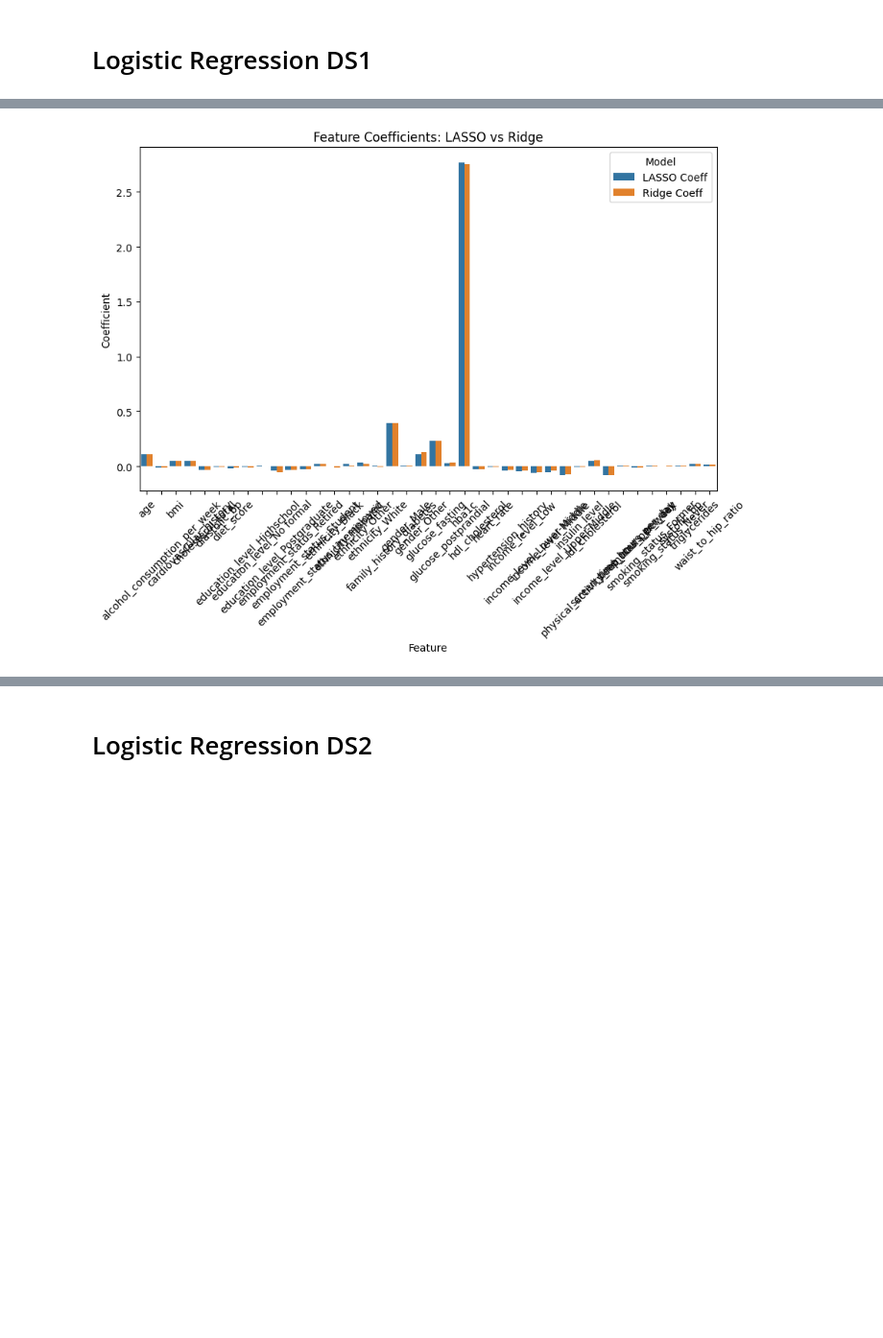
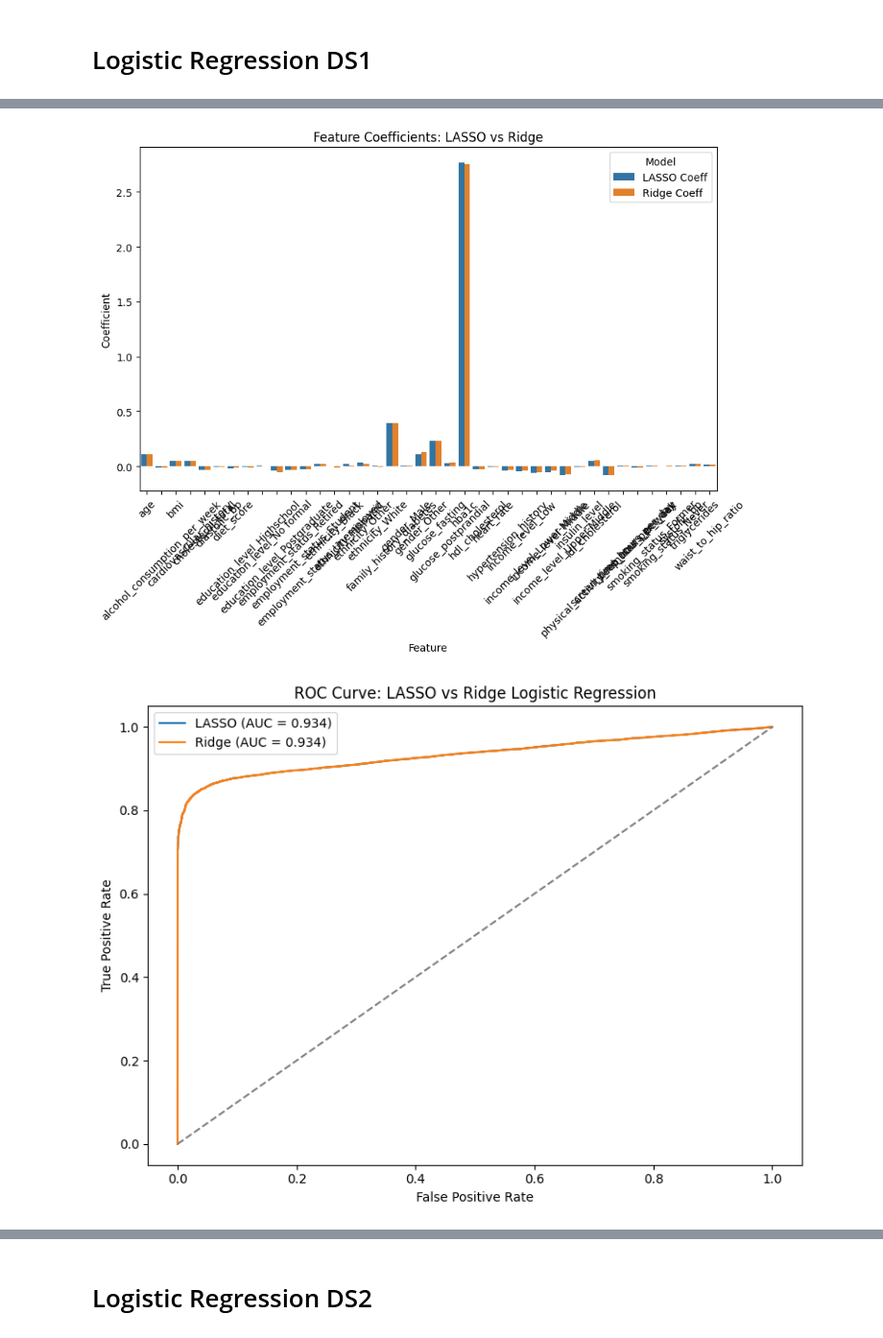
Before and after one commit to sterzoutt/DS3000A-GROUP, a Jupyter notebook: DS3000A_GROUP.ipynb, the cells around one changed output, grey strips where cells are left out. Shown: that part at 96% size. Drawn from its saved outputs; the diff is of its cells as text; code cells hidden in the pictures; blank space fills up the shorter version.

```diff
--- a/DS3000A_GROUP.ipynb
+++ b/DS3000A_GROUP.ipynb
@@ -342,31 +347,32 @@ features_to_scale = [
     'glucose_fasting',
     'glucose_postprandial',
     'insulin_level',
     'hba1c',
     'diet_score',
     'sleep_hours_per_day',
     'screen_time_hours_per_day',
     'diastolic_bp',
     'heart_rate',
 ]
 
-LogisticRegressionInitialization(cm, features_to_scale)
+DS1_splits = LogisticRegressionInitialization(cm, features_to_scale)
 # %% [output]
 (80000, 40)
 (20000, 40)
 Scaled training data:
             age  physical_activity_minutes_per_week       bmi  \
 27589 -1.865972                            0.128714  0.109490
 84374  1.019899                           -0.567335  0.360223
 69440 -1.288798                            0.211296 -2.955025
 66183 -0.519232                           -0.555537  0.415942
 16613  0.186203                           -0.307791 -0.280539
 
        waist_to_hip_ratio  systolic_bp  cholesterol_total  hdl_cholesterol  \
 27589           -0.341643     0.294819          -0.092821        -2.148904
 ... (142 lines left out)
 L1 Predictions: LogisticRegression(max_iter=1000, penalty='l1', solver='liblinear')
 L2 Predictions: LogisticRegression(max_iter=1000)
 LASSO Logistic Regression → Accuracy: 0.8608, F1: 0.8852, ROC AUC: 0.9337
 Ridge Logistic Regression → Accuracy: 0.8609, F1: 0.8853, ROC AUC: 0.9337
 [figure]
+[figure, added]
```
Also changed, not shown: parts of 15 cells of this notebook.
